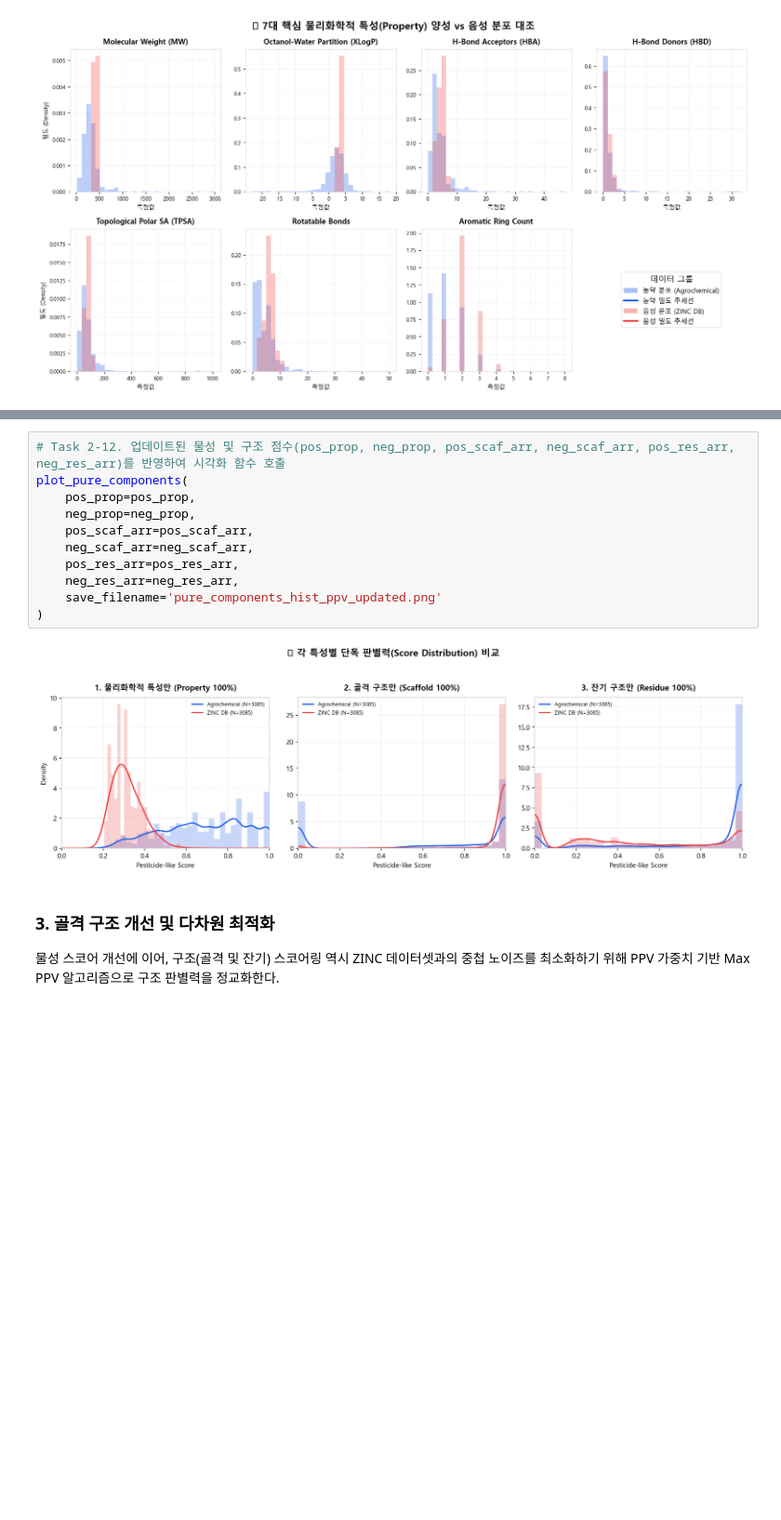
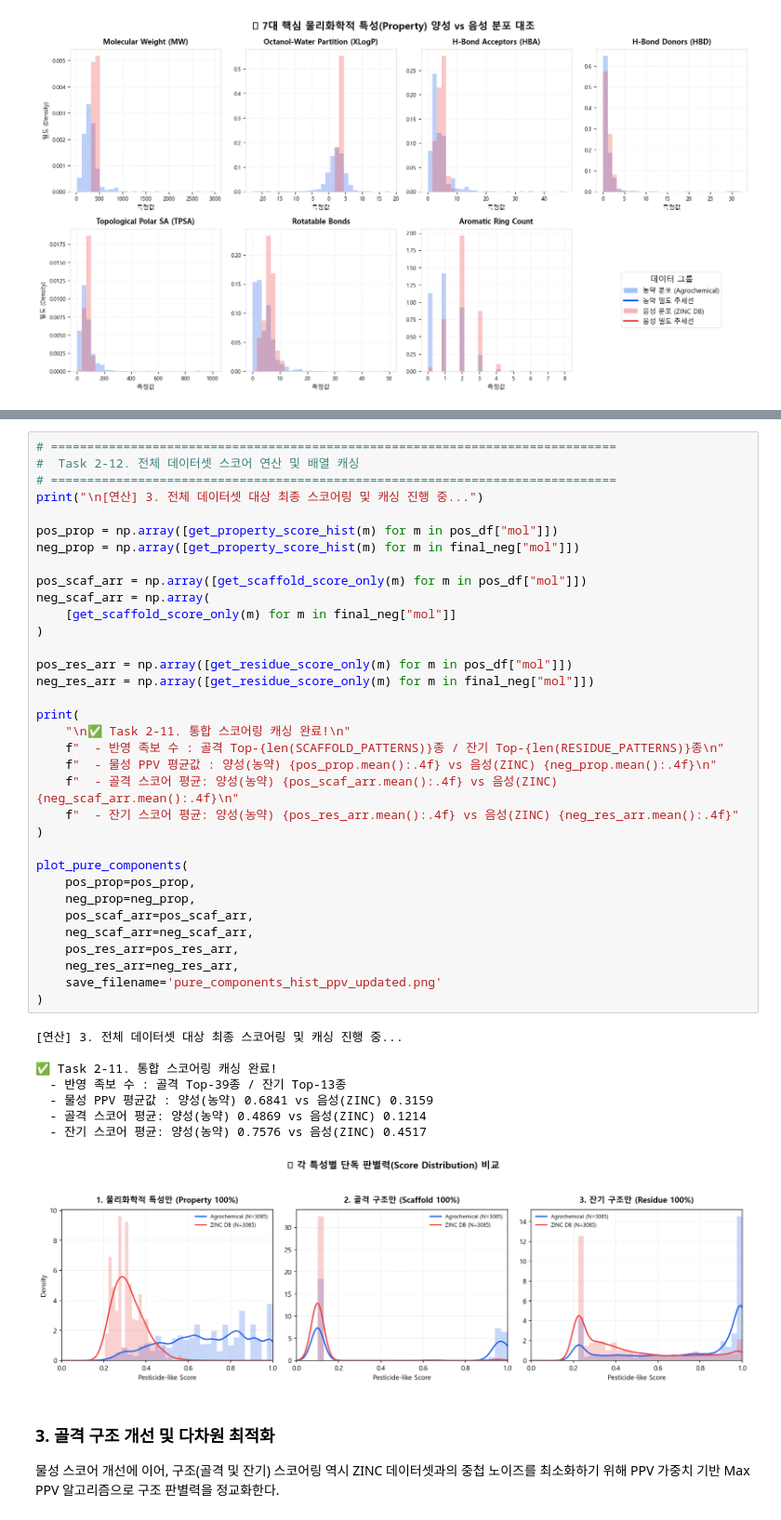
Before and after one commit to KNY1029/AL2026, a Jupyter notebook: finalV7.ipynb, the cells around one changed output, grey strips where cells are left out. Shown at 93% size. Cells and saved outputs as stored; diff of their text form; blank space fills up the shorter version.

```diff
--- a/finalV7.ipynb
+++ b/finalV7.ipynb
@@ -1545,16 +1441,46 @@ print(f"  잔기 최대 가능 PPV: {max(RESIDUE_WEIGHTS):.4f} / 최소 PPV: {mi
 # %%
-# Task 2-12. 업데이트된 물성 및 구조 점수(pos_prop, neg_prop, pos_scaf_arr, neg_scaf_arr, pos_res_arr, neg_res_arr)를 반영하여 시각화 함수 호출
+# ==============================================================================
+#  Task 2-12. 전체 데이터셋 스코어 연산 및 배열 캐싱
+# ==============================================================================
+print("\n[연산] 3. 전체 데이터셋 대상 최종 스코어링 및 캐싱 진행 중...")
+
+pos_prop = np.array([get_property_score_hist(m) for m in pos_df["mol"]])
+neg_prop = np.array([get_property_score_hist(m) for m in final_neg["mol"]])
+
+pos_scaf_arr = np.array([get_scaffold_score_only(m) for m in pos_df["mol"]])
+neg_scaf_arr = np.array(
+    [get_scaffold_score_only(m) for m in final_neg["mol"]]
+)
+
+pos_res_arr = np.array([get_residue_score_only(m) for m in pos_df["mol"]])
+neg_res_arr = np.array([get_residue_score_only(m) for m in final_neg["mol"]])
+
+print(
+    "\n✅ Task 2-11. 통합 스코어링 캐싱 완료!\n"
+    f"  - 반영 족보 수 : 골격 Top-{len(SCAFFOLD_PATTERNS)}종 / 잔기 Top-{len(RESIDUE_PATTERNS)}종\n"
+    f"  - 물성 PPV 평균값 : 양성(농약) {pos_prop.mean():.4f} vs 음성(ZINC) {neg_prop.mean():.4f}\n"
+    f"  - 골격 스코어 평균: 양성(농약) {pos_scaf_arr.mean():.4f} vs 음성(ZINC) {neg_scaf_arr.mean():.4f}\n"
+    f"  - 잔기 스코어 평균: 양성(농약) {pos_res_arr.mean():.4f} vs 음성(ZINC) {neg_res_arr.mean():.4f}"
+)
+
 plot_pure_components(
     pos_prop=pos_prop,
     neg_prop=neg_prop,
     pos_scaf_arr=pos_scaf_arr,
     neg_scaf_arr=neg_scaf_arr,
     pos_res_arr=pos_res_arr,
     neg_res_arr=neg_res_arr,
     save_filename='pure_components_hist_ppv_updated.png'
 )
 # %% [output]
+[연산] 3. 전체 데이터셋 대상 최종 스코어링 및 캐싱 진행 중...
+
+✅ Task 2-11. 통합 스코어링 캐싱 완료!
+  - 반영 족보 수 : 골격 Top-39종 / 잔기 Top-13종
+  - 물성 PPV 평균값 : 양성(농약) 0.6841 vs 음성(ZINC) 0.3159
+  - 골격 스코어 평균: 양성(농약) 0.4869 vs 음성(ZINC) 0.1214
+  - 잔기 스코어 평균: 양성(농약) 0.7576 vs 음성(ZINC) 0.4517
-[figure, old version]
+[figure, new version]
 # %% [markdown]
 ### **3. 골격 구조 개선 및 다차원 최적화**
 물성 스코어 개선에 이어, 구조(골격 및 잔기) 스코어링 역시 ZINC 데이터셋과의 중첩 노이즈를 최소화하기 위해 PPV 가중치 기반 Max PPV 알고리즘으로 구조 판별력을 정교화한다.
```
Also changed, not shown: parts of 14 cells of this notebook.
